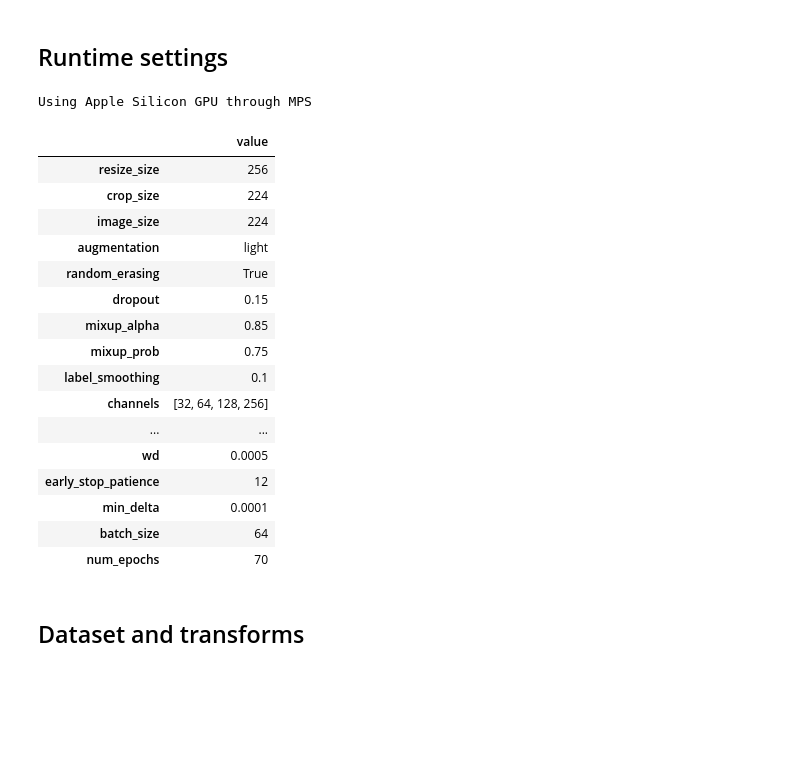
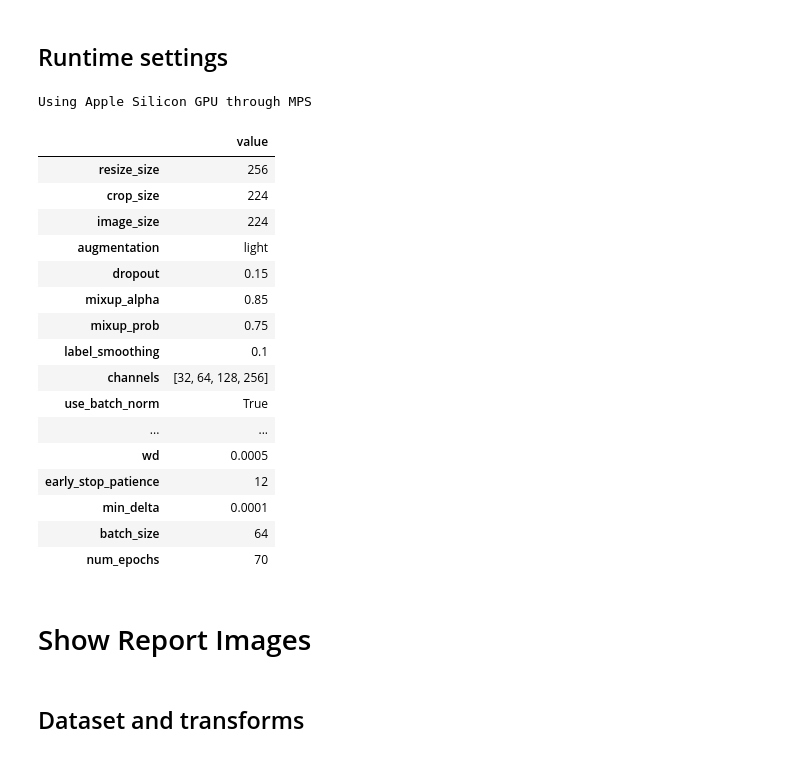
Before and after one commit to mohamadch91/UNIBO_IPCV_Image_classification, a Jupyter notebook: assignment_module_two.ipynb, the cells around one changed output. Drawn from its saved outputs; the diff is of its cells as text; code cells hidden in the pictures; blank space fills up the shorter version.

```diff
--- a/assignment_module_two.ipynb
+++ b/assignment_module_two.ipynb
@@ -118,6 +130,7 @@ def fix_random(seed: int) -> None:
     # Prefer deterministic cuDNN kernels over benchmark-selected kernels.
     torch.backends.cudnn.benchmark = False
     torch.backends.cudnn.deterministic = True
+
 
 
 # Apply the same seed before data loading, initialization, and training.
@@ -170,6 +183,16 @@ SHOW_DATASET_PREVIEW = True
 SHOW_CONFUSION_MATRIX = False
 PIN_MEMORY = torch.cuda.is_available()
 
+# gdown ids for showing images
+
+drive_links = {
+    "resnet" : "https://drive.google.com/file/d/1r-C6iwn_pY-pWrcgMse1nj8Gku9Z6KEM",
+    "build" : "https://drive.google.com/file/d/1YJlcmXNiENyZU5HES9ygZkiQhMPERQS",
+    "base" : "https://drive.google.com/file/d/1yn-NLvvFtrfO9TfVYFSkmK_8D2S3PRK2",
+    "base_build" : "https://drive.google.com/file/d/1SSPJ0I46ApzN1-ucl7Ar7IhMYAKqnt6-",
+
+}
+
 # The shared configuration contains image processing, regularization, architecture,
 # optimizer, early-stopping, and training hyperparameters.
 cfg = {
@@ -188,42 +211,44 @@ cfg = {
     # Custom-model architecture settings.
     "channels": [32, 64, 128, 256],
     "use_batch_norm": True,
 
     # ResNet-specific fine-tuning settings.
     "freeze_backbone": False,
     "head_lr": None,
 
     # AdamW and learning-rate settings.
     "lr": 3e-3,
     "wd": 5e-4,
 
     # Validation-accuracy early-stopping settings.
     "early_stop_patience": 12,
     "min_delta": 1e-4,
 
     # Mini-batch and epoch settings.
     "batch_size": 64,
     "num_epochs": 70,
 }
 
 # Display the complete configuration as a readable one-column table.
 pd.DataFrame.from_dict(cfg, orient="index", columns=["value"])
 # %% [output]
 Using Apple Silicon GPU through MPS
 |  | value |
 | resize_size | 256 |
 | crop_size | 224 |
 | image_size | 224 |
 | augmentation | light |
-| random_erasing | True |
 | dropout | 0.15 |
 | mixup_alpha | 0.85 |
 | mixup_prob | 0.75 |
 | label_smoothing | 0.1 |
 | channels | [32, 64, 128, 256] |
+| use_batch_norm | True |
 | ... | ... |
 | wd | 0.0005 |
 | early_stop_patience | 12 |
 | min_delta | 0.0001 |
 | batch_size | 64 |
 | num_epochs | 70 |
+# %% [markdown]
+# Show Report Images
```
Also changed, not shown: parts of 64 cells of this notebook, 1 other file.
